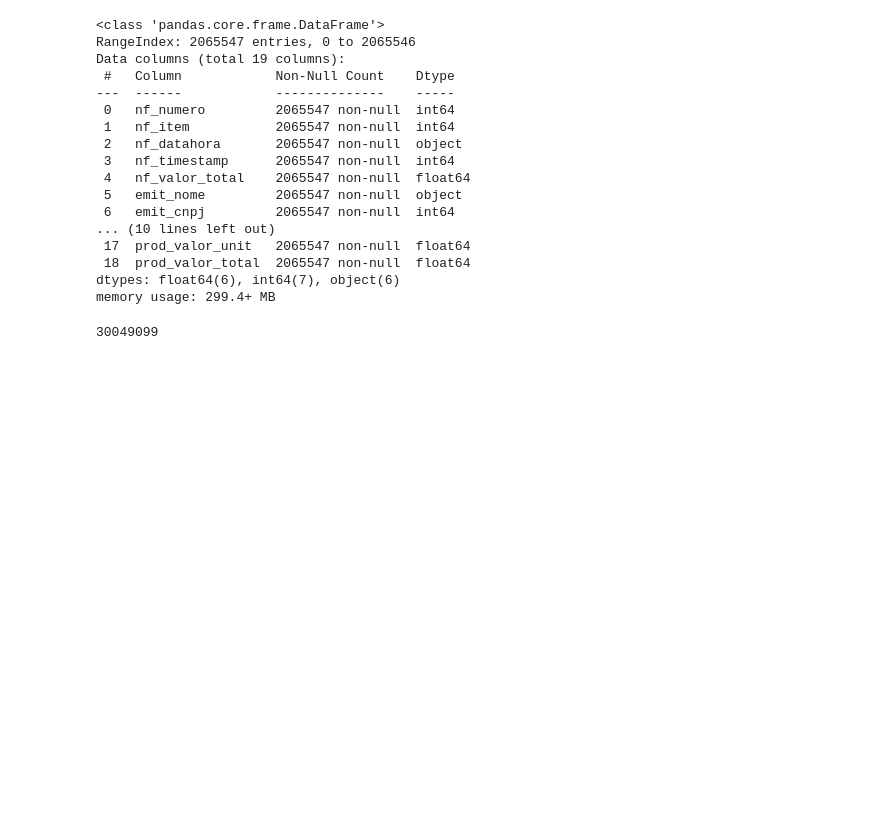
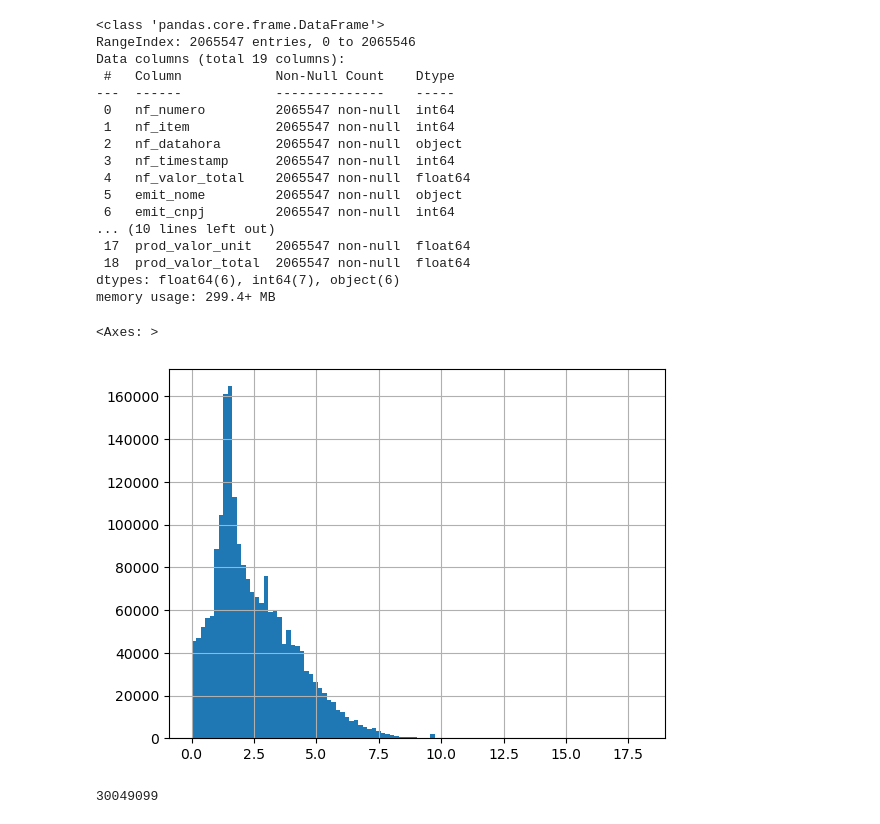
Before and after one commit to breno-abreu/TCC, a Jupyter notebook: data cleaning/nf_cleaning_most_common_ncm.ipynb, the cells around one changed output. Saved outputs shown, nothing was run; the diff lists cells and outputs as text; code cells hidden in the pictures; blank space fills up the shorter version.

```diff
--- a/data cleaning/nf_cleaning_most_common_ncm.ipynb
+++ b/data cleaning/nf_cleaning_most_common_ncm.ipynb
@@ -26,6 +27,12 @@ Data columns (total 19 columns):
  18  prod_valor_total  2065547 non-null  float64
 dtypes: float64(6), int64(7), object(6)
 memory usage: 299.4+ MB
+# %%
+df['Log_Value'] = np.log(df['prod_valor_unit'] + 1)
+df['Log_Value'].hist(bins=100)
+# %% [output]
+<Axes: >
+[figure, added]
 # %%
 most_common_ncm = df['prod_ncm'].value_counts().idxmax()
 most_common_ncm
```
Also changed, not shown: parts of 1 cell of this notebook, 25 other files.
